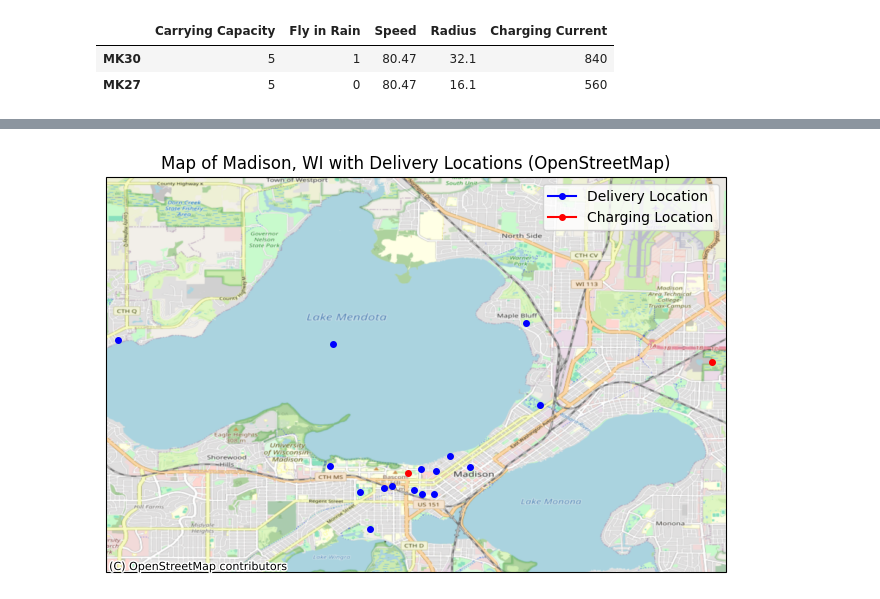
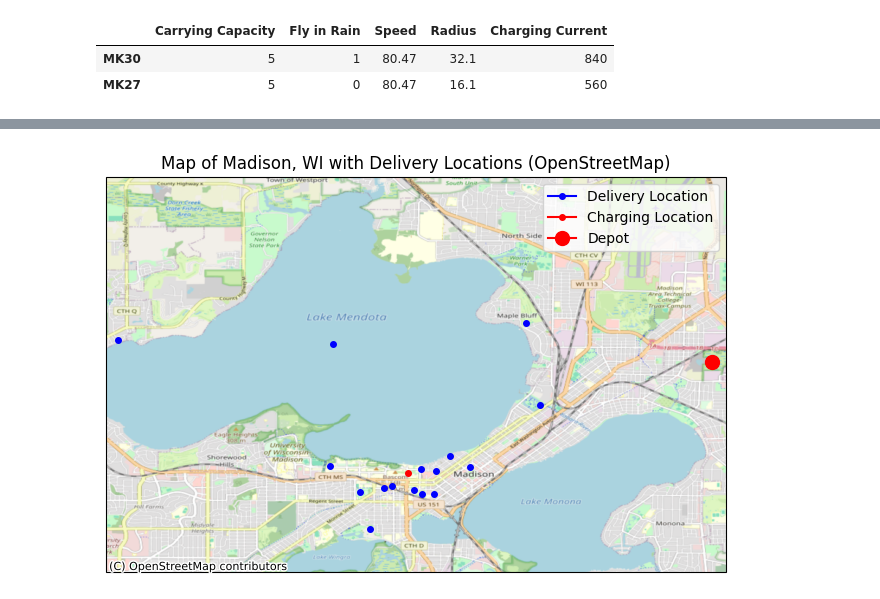
Before and after one commit to nandinijagtiani/DroneOptimization, a Jupyter notebook: Optimize/amazon.ipynb, the cells around one changed output, grey strips where cells are left out. Drawn from its saved outputs; the diff is of its cells as text; code cells hidden in the pictures.

```diff
--- a/Optimize/amazon.ipynb
+++ b/Optimize/amazon.ipynb
@@ -86,32 +223,32 @@ display(drone_df)
 # %%
 latitudes = list(loc_df["Latitude"])
 longitudes = list(loc_df["Longitude"])
 
 coordinates = list(zip(latitudes, longitudes))
 
 delivery_coords = coordinates[:-2]
 charge_coords = coordinates[-2:]
 
 fig, ax = plt.subplots(figsize=(8, 8), subplot_kw={'projection': ccrs.PlateCarree()})
 
 ax.set_extent([-89.477, -89.32, 43.05, 43.15], crs=ccrs.PlateCarree())
 
 ctx.add_basemap(ax, crs=ccrs.PlateCarree(), source=ctx.providers.OpenStreetMap.Mapnik)
 
 for coord in delivery_coords:
     latitude = coord[0]
     longitude = coord[1]
     ax.plot(longitude, latitude, marker='o', color='blue', markersize=4, transform=ccrs.PlateCarree(), label="Delivery Location" if coord == delivery_coords[0] else "")
 
 for coord in charge_coords:
     latitude = coord[0]
     longitude = coord[1]
-    ax.plot(longitude, latitude, marker='o', color='red', markersize=4, transform=ccrs.PlateCarree(), label="Charging Location" if coord == charge_coords[0] else "")
+    ax.plot(longitude, latitude, marker='o', color='red', markersize=4 if coord == charge_coords[0] else 10, transform=ccrs.PlateCarree(), label="Charging Location" if coord == charge_coords[0] else "Depot")
 
 plt.legend()
 
 plt.title("Map of Madison, WI with Delivery Locations (OpenStreetMap)")
 
 plt.show()
 # %% [output]
-[figure, old version]
+[figure, new version]
```
Also changed, not shown: parts of 4 cells of this notebook.
